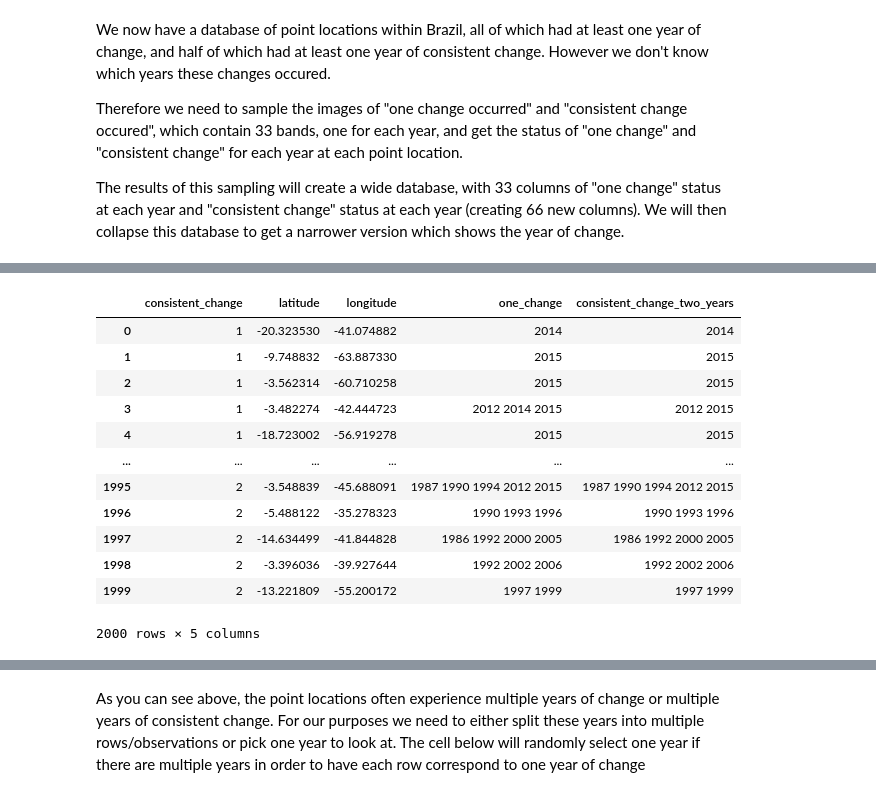
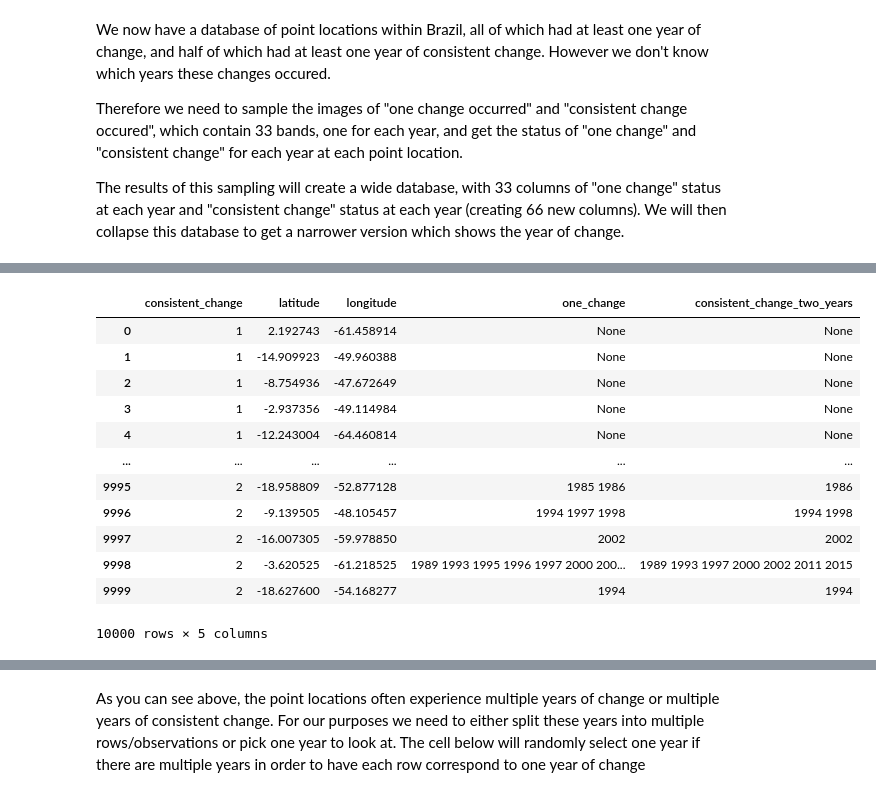
Before and after one commit to ntag1618/rw-dynamicworld-cd, a Jupyter notebook: Notebooks/Sample_Training_Points.ipynb, the cells around one changed output, grey strips where cells are left out. Cells and saved outputs as stored; diff of their text form; code cells hidden in the pictures.

```diff
--- a/Notebooks/Sample_Training_Points.ipynb
+++ b/Notebooks/Sample_Training_Points.ipynb
@@ -259,7 +270,7 @@ Map(center=[-9, -51], controls=(WidgetControl(options=['position'], widget=HBox(
 #Get mask of when tiles had one change, we only want to sample pixels that had at least one change
 # i.e. mask pixels that had no change
 change_occured = lc_one_change_image.reduce(ee.Reducer.max())
-change_occured = change_occured.select(change_occured.bandNames(),['one_change'])
+change_occured = change_occured.select(change_occured.bandNames(),['one_change_occurred']).selfMask()
 #Find pixels that had at least one year of consistent change, add 1 so that 0 can be the mask/no data value
 consistent_change_occurred = lc_consistent_change_two_years_image.reduce(ee.Reducer.max()).add(1)
 #Update mask
@@ -408,22 +466,3 @@ We now have a database of point locations within Brazil, all of which had at lea
 Therefore we need to sample the images of "one change occurred" and "consistent change occured", which contain 33 bands, one for each year, and get the status of "one change" and "consistent change" for each year at each point location.
 
 The results of this sampling will create a wide database, with 33 columns of "one change" status at each year and "consistent change" status at each year (creating 66 new columns). We will then collapse this database to get a narrower version which shows the year of change.
-# %%
-#Create empty dictionary to fill with sample data
-full_res = {}
-years_for_three_change = lc_consistent_change_two_years_image.bandNames().getInfo()
-#Loop through years that we can sample data
-for i in years_for_three_change:
-    #Get band name for year
-    #Sample image at each training sample location
-    res = ee.Dictionary({
-    'one_change_'+i: getSampleImageData(lc_one_change_image.select([i]).reproject(projection_30m), training_points_fc),
-    'consistent_change_two_years_'+i: getSampleImageData(lc_consistent_change_two_years_image.select([i]).reproject(projection_30m), training_points_fc),
-    }).getInfo()
-    full_res.update(res)
-
-#Convert samples of band data to dataframe
-band_sample_df = pd.DataFrame(full_res)
-band_sample_df.to_csv('/Users/kristine/Downloads/Sample_Points_1000_wide.csv',index=False)
-#Display dataframe
-band_sample_df
@@ -445,0 +511,16 @@ band_sample_df
+# %%
+# download_folder = '/Users/kristine/WRI/NationalGeographic/DynamicWorld/ChangeDetection/training_points/DriveDownloads'
+# in_csv_list = glob.glob(os.path.join(download_folder,'*.csv'))
+# training_points_wide = pd.DataFrame()
+# for in_csv in in_csv_list:
+#     in_df = pd.read_csv(in_csv)
+#     training_points_wide = training_points_wide.append(in_df,ignore_index=True)
+# display(training_points_wide)
+training_points_wide_url = 'https://raw.githubusercontent.com/wri/rw-dynamicworld-cd/master/TrainingPoints/SamplePoints_10k_wide.csv'
+training_points_wide = pd.read_csv(training_points_wide_url)
+columns_to_remove = ['system:index','.geo']
+columns_to_keep = [x for x in list(training_points_wide) if x not in columns_to_remove]
+training_points_wide = training_points_wide[columns_to_keep]
+
+display(training_points_wide)
+print(list(training_points_wide))
@@ -450,45 +554,45 @@ def get_years_of_consistent_change(df,column_names,years):
     Function to convert wide column of indicator function to narrow column of year of change occurence
     '''
     for column_name in column_names:
         df[column_name] = ''
         match_columns = [x for x in list(df) if column_name in x]
         for i,row in df.iterrows():
             row = row[match_columns]
             positive_columns = [x for x in match_columns if row[x]==1]
             if len(positive_columns) == 0:
                 df.at[i,column_name] = None
             else:
                 years_of_change = [x for x in years if str(x) in str(positive_columns)]
                 years_of_change = ' '.join([str(item) for item in years_of_change])
                 df.at[i,column_name] = years_of_change
 
     return df
 
 #Define list of column prefixes
 ordered_columns = ['one_change','consistent_change_two_years']
 #Get list of year names to loop over
-year_names = years_for_three_change#[intBandNames[x] for x in years_for_three_change]
+year_names = years#[intBandNames[x] for x in years_for_three_change]
 
 #Apply function to convert wide frame to narrow frame
-collapsed_df = get_years_of_consistent_change(band_sample_df,ordered_columns,year_names)
+collapsed_df = get_years_of_consistent_change(training_points_wide,ordered_columns,year_names)
 collapsed_df = collapsed_df[ordered_columns]
 #Merge with sample point locations and consistent change status
 merged_collapsed_df = pd.concat([training_points,collapsed_df],axis=1)
 #Export to csv
-merged_collapsed_df.to_csv('/Users/kristine/Downloads/Sample_Points_1000_narrow.csv',index=False)
+merged_collapsed_df.to_csv('/Users/kristine/Downloads/Sample_Points_10K_narrow.csv',index=False)
 #Display
 merged_collapsed_df
 # %% [output]
 |  | consistent_change | latitude | longitude | one_change | consistent_change_two_years |
-| 0 | 1 | -20.323530 | -41.074882 | 2014 | 2014 |
-| 1 | 1 | -9.748832 | -63.887330 | 2015 | 2015 |
-| 2 | 1 | -3.562314 | -60.710258 | 2015 | 2015 |
-| 3 | 1 | -3.482274 | -42.444723 | 2012 2014 2015 | 2012 2015 |
-| 4 | 1 | -18.723002 | -56.919278 | 2015 | 2015 |
+| 0 | 1 | 2.192743 | -61.458914 | None | None |
+| 1 | 1 | -14.909923 | -49.960388 | None | None |
+| 2 | 1 | -8.754936 | -47.672649 | None | None |
+| 3 | 1 | -2.937356 | -49.114984 | None | None |
+| 4 | 1 | -12.243004 | -64.460814 | None | None |
 | ... | ... | ... | ... | ... | ... |
-| 1995 | 2 | -3.548839 | -45.688091 | 1987 1990 1994 2012 2015 | 1987 1990 1994 2012 2015 |
-| 1996 | 2 | -5.488122 | -35.278323 | 1990 1993 1996 | 1990 1993 1996 |
-| 1997 | 2 | -14.634499 | -41.844828 | 1986 1992 2000 2005 | 1986 1992 2000 2005 |
-| 1998 | 2 | -3.396036 | -39.927644 | 1992 2002 2006 | 1992 2002 2006 |
-| 1999 | 2 | -13.221809 | -55.200172 | 1997 1999 | 1997 1999 |
+| 9995 | 2 | -18.958809 | -52.877128 | 1985 1986 | 1986 |
+| 9996 | 2 | -9.139505 | -48.105457 | 1994 1997 1998 | 1994 1998 |
+| 9997 | 2 | -16.007305 | -59.978850 | 2002 | 2002 |
+| 9998 | 2 | -3.620525 | -61.218525 | 1989 1993 1995 1996 1997 2000 200... | 1989 1993 1997 2000 2002 2011 2015 |
+| 9999 | 2 | -18.627600 | -54.168277 | 1994 | 1994 |
-2000 rows × 5 columns
+10000 rows × 5 columns
```
Also changed, not shown: parts of 16 cells of this notebook, 1 other file.
